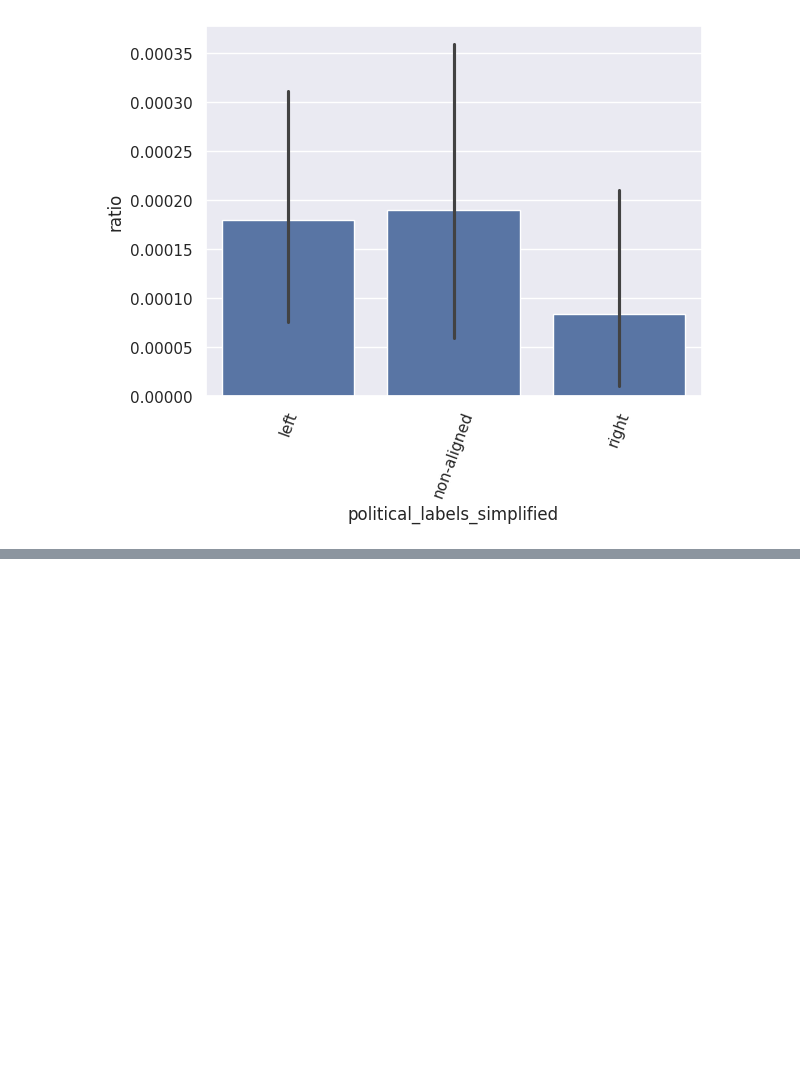
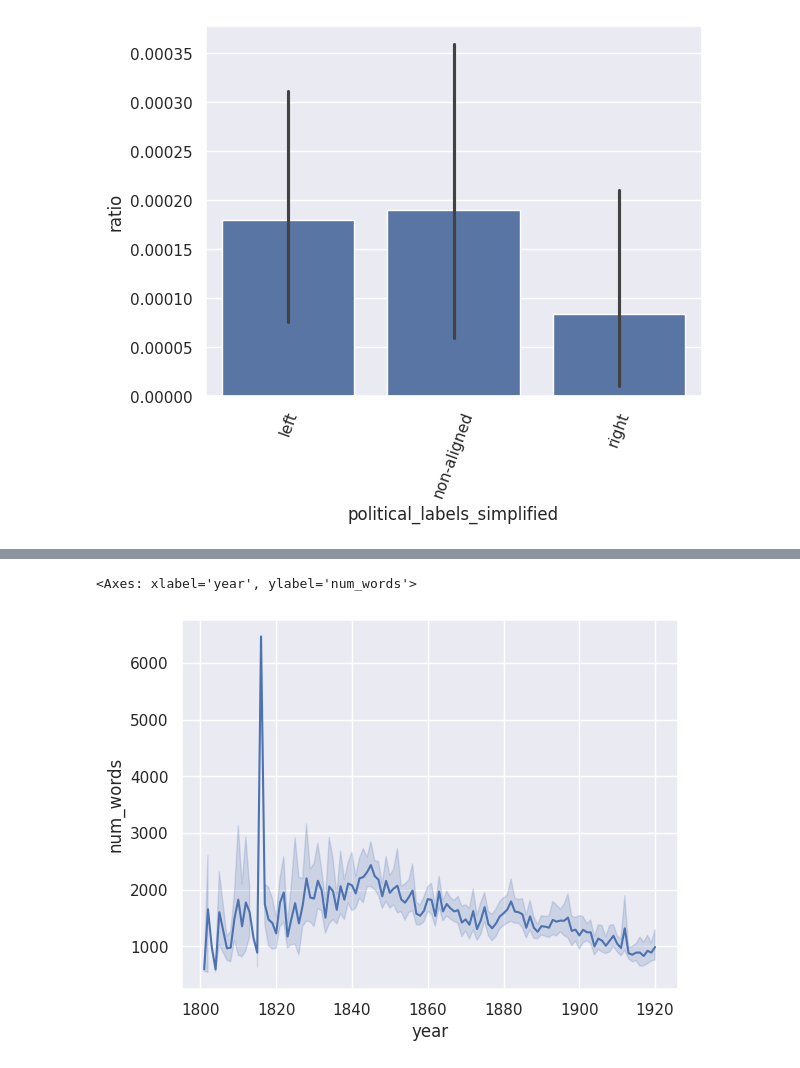
Before and after one commit to kasparvonbeelen/lancaster-newspaper-workshop, a Jupyter notebook: word_counts.ipynb, the cells around one changed output, grey strips where cells are left out. Drawn from its saved outputs; the diff is of its cells as text; code cells hidden in the pictures; blank space fills up the shorter version.

```diff
--- a/word_counts.ipynb
+++ b/word_counts.ipynb
@@ -372,0 +403,5 @@ Let's now play with a bit larger dataset.
+# %%
+sns.lineplot(x='year',y='num_words',data=df_large)
+# %% [output]
+<Axes: xlabel='year', ylabel='num_words'>
+[figure, added]
```
Also changed, not shown: parts of 12 cells of this notebook.
